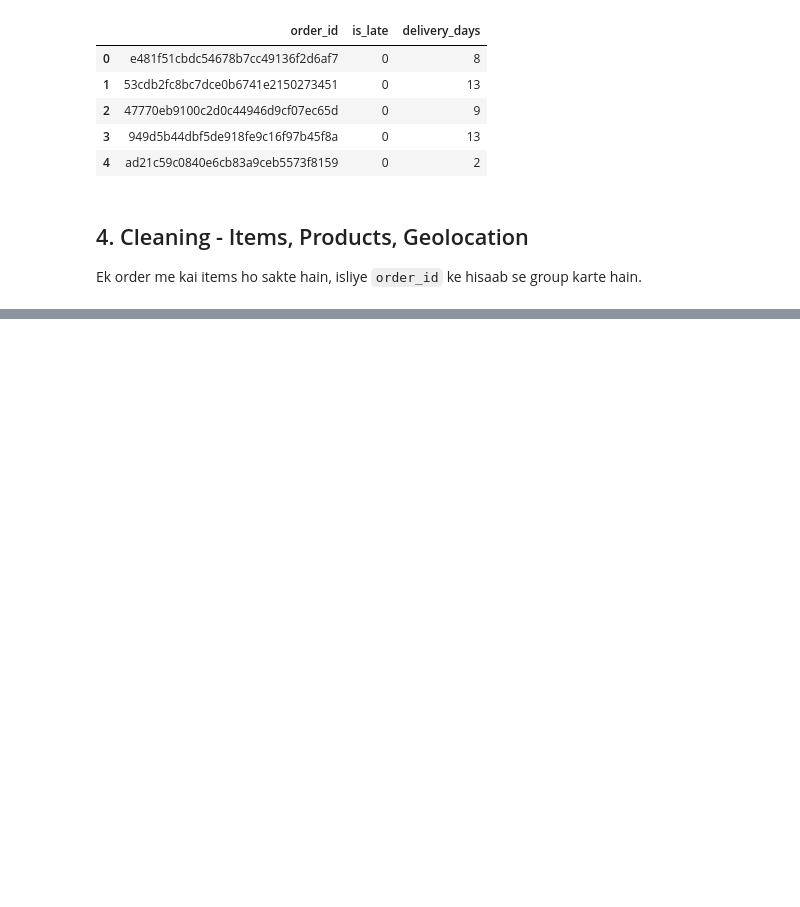
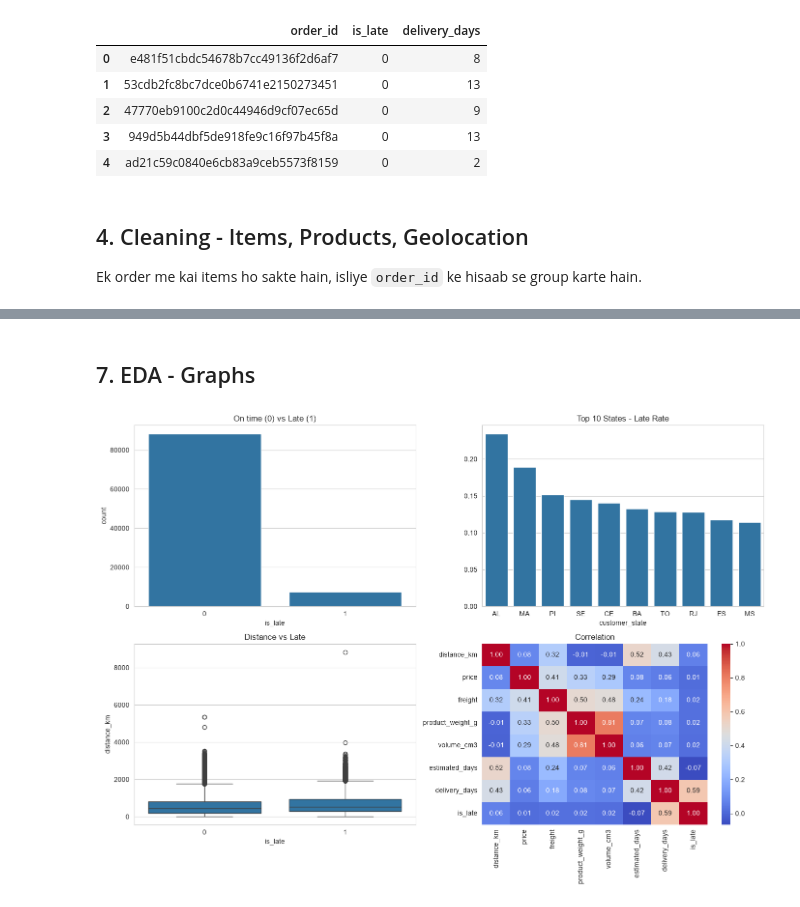
Before and after one commit to paramcgwala-crypto/param_pythonand_ml_turtle_graphic_proper_notation, a Jupyter notebook: basic_Tradition_programing_python/Ml_new_Project_omly_for_prctice/olist_project_folder/olist_cutomers_dataset.ipynb, the cells around one changed output, grey strips where cells are left out. Saved outputs shown, nothing was run; the diff lists cells and outputs as text; code cells hidden in the pictures; blank space fills up the shorter version.

Commit message:
olist_customers_dataset_practice_analatics

```diff
--- a/basic_Tradition_programing_python/Ml_new_Project_omly_for_prctice/olist_project_folder/olist_cutomers_dataset.ipynb
+++ b/basic_Tradition_programing_python/Ml_new_Project_omly_for_prctice/olist_project_folder/olist_cutomers_dataset.ipynb
@@ -88,13 +104,6 @@ df[["order_id", "is_late", "delivery_days"]].head()
 # %% [markdown]
 ## 4. Cleaning - Items, Products, Geolocation
 Ek order me kai items ho sakte hain, isliye `order_id` ke hisaab se group karte hain.
-# %%
-# Items: har order ki ek row
-items_grouped = items.groupby('order_id').agg({'price':'sum','freight_value':'sum','order_item_id':'count','seller_id':'first','product_id':'first'}).reset_index()
-itmes_grouped = items_grouped.rename(columns={'freight_value': 'freight','order_item_id':'total_items'})
-
-products = products.merge(translation,on='product_category_name',how='left')
-products['volume_cm3']
 # %%
 # Items: har order ki ek row
 items_grouped = items.groupby("order_id").agg({
@@ -117,0 +207,27 @@ geo_avg.head()
+# %% [markdown]
+## 7. EDA - Graphs
+# %%
+fig, axes = plt.subplots(2, 2, figsize=(14, 10))
+
+# 1. Late vs On-time
+sns.countplot(x="is_late", data=df, ax=axes[0, 0])
+axes[0, 0].set_title("On time (0) vs Late (1)")
+
+# 2. Top 10 states jaha late zyada hota hai
+state_late = df.groupby("customer_state")["is_late"].mean().sort_values(ascending=False).head(10)
+sns.barplot(x=state_late.index, y=state_late.values, ax=axes[0, 1])
+axes[0, 1].set_title("Top 10 States - Late Rate")
+
+# 3. Distance vs late
+sns.boxplot(x="is_late", y="distance_km", data=df, ax=axes[1, 0])
+axes[1, 0].set_title("Distance vs Late")
+
+# 4. Correlation heatmap
+corr_cols = ["distance_km", "price", "freight", "product_weight_g", "volume_cm3", "estimated_days", "delivery_days", "is_late"]
+sns.heatmap(df[corr_cols].corr(), annot=True, fmt=".2f", cmap="coolwarm", ax=axes[1, 1])
+axes[1, 1].set_title("Correlation")
+
+plt.tight_layout()
+plt.show()
+# %% [output]
+[figure, added]
```
Also changed, not shown: parts of 10 cells of this notebook.
